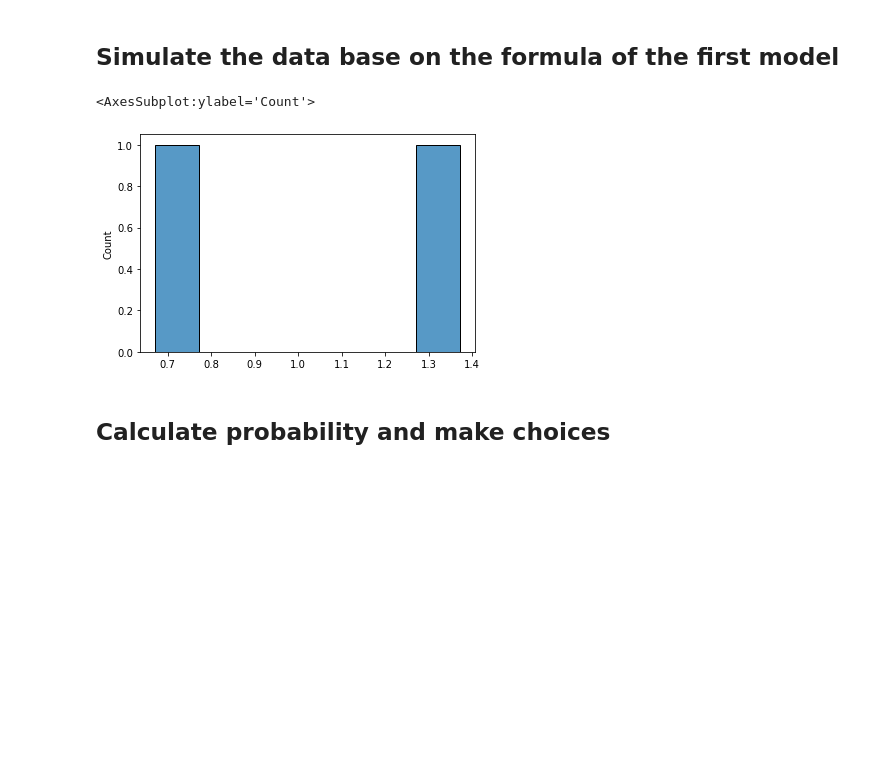
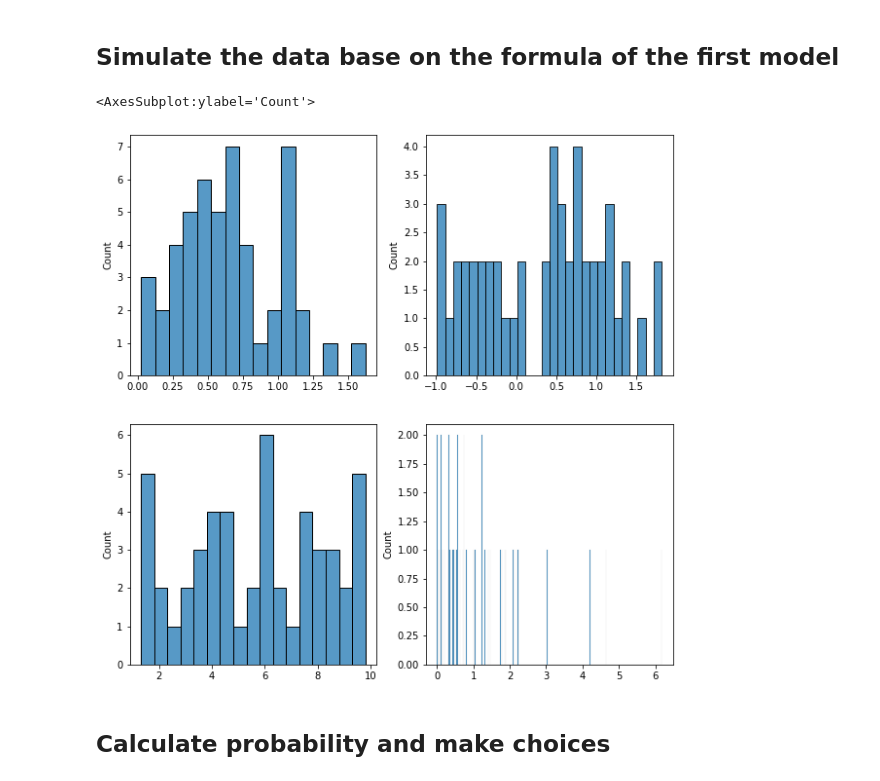
Before and after one commit to KoremNSN/Aging, a Jupyter notebook: RiskandAmbiguity/MedicalSimlation.ipynb, the cells around one changed output. Cells and saved outputs as stored; diff of their text form; code cells hidden in the pictures; blank space fills up the shorter version.

```diff
--- a/RiskandAmbiguity/MedicalSimlation.ipynb
+++ b/RiskandAmbiguity/MedicalSimlation.ipynb
@@ -78,11 +78,15 @@ refAmbiguities   = np.tile(0,   len(value))
 
 riskTol = np.repeat(α_true, len(risk) / n_subs)
 ambTol  = np.repeat(β_true, len(ambiguity) / n_subs)
-# %%
-sns.histplot(α_true, binwidth=0.1)
-# %% [output]
-<AxesSubplot:ylabel='Count'>
-[figure, removed]
+# %%
+f, ax = plt.subplots(2,2, figsize=(10, 10))
+sns.histplot(α_true, binwidth=0.1,ax=ax[0,0])
+sns.histplot(β_true, binwidth=0.1,ax=ax[0,1])
+sns.histplot(med_int, binwidth=0.5,ax=ax[1,0])
+sns.histplot(med_slp, binwidth=0.01,ax=ax[1,1])
+# %% [output]
+<AxesSubplot:ylabel='Count'>
+[figure, added]
 # %% [markdown]
 ## Calculate probability and make choices
 # %%
```
Also changed, not shown: parts of 7 cells of this notebook.
